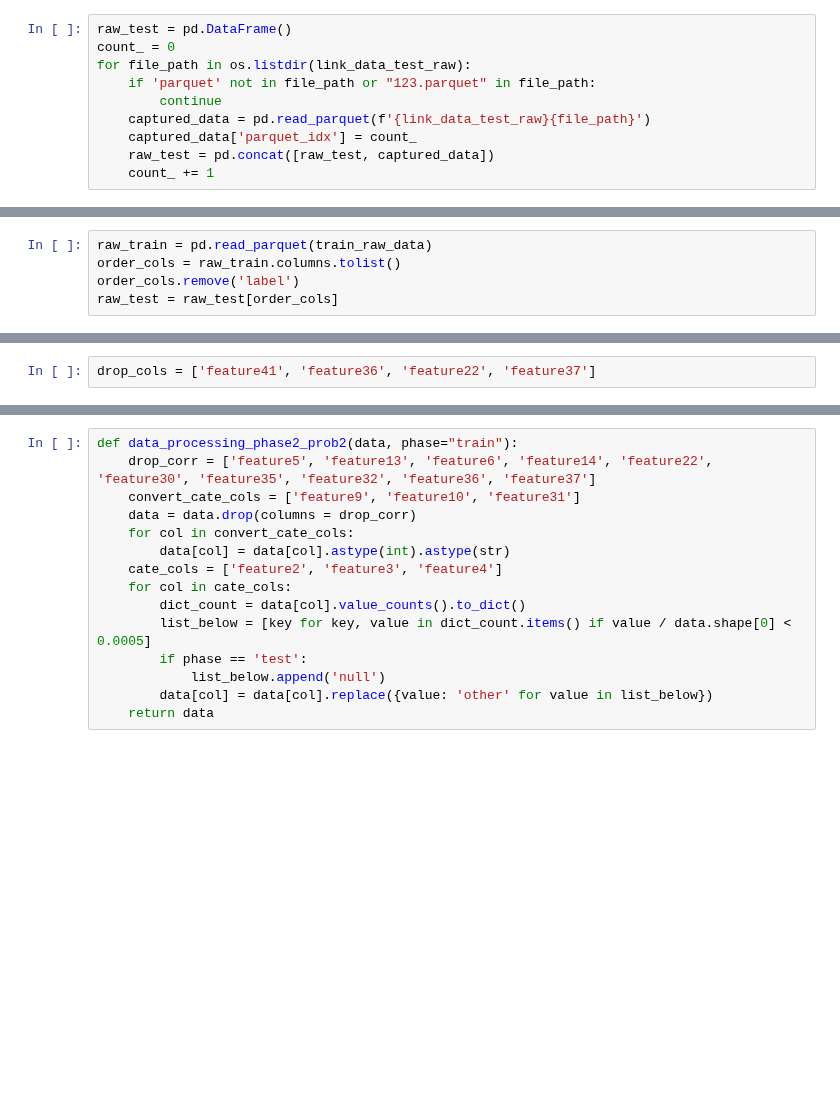
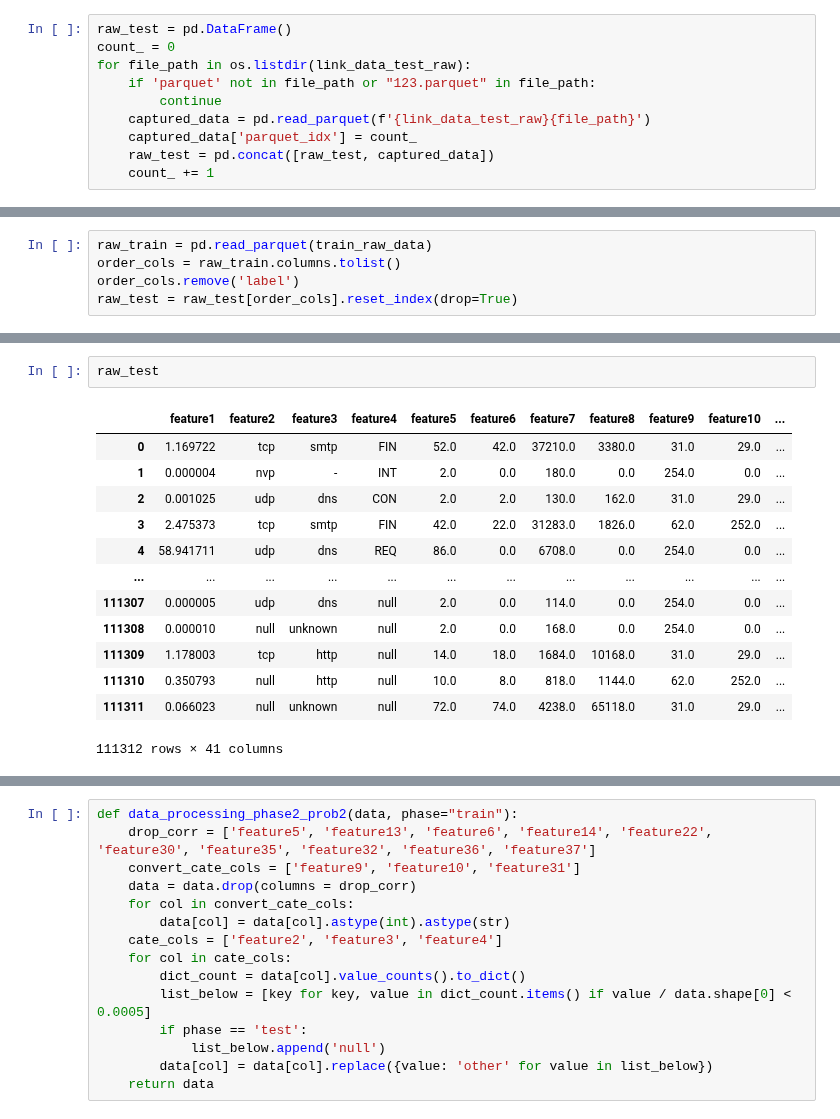
Before and after one commit to DASC-CompetitiveDS/MLOpsVN, a Jupyter notebook: src/notebooks/test_analysis.ipynb, the cells around one changed output, grey strips where cells are left out. Saved outputs shown, nothing was run; the diff lists cells and outputs as text; blank space fills up the shorter version.

```diff
--- a/src/notebooks/test_analysis.ipynb
+++ b/src/notebooks/test_analysis.ipynb
@@ -48,4 +48,4 @@ raw_test
 raw_train = pd.read_parquet(train_raw_data)
 order_cols = raw_train.columns.tolist()
 order_cols.remove('label')
-raw_test = raw_test[order_cols]
+raw_test = raw_test[order_cols].reset_index(drop=True)
@@ -79,2 +68,16 @@ str(raw_train[each].dtype)
-# %%
-drop_cols = ['feature41', 'feature36', 'feature22', 'feature37']
+# %%
+raw_test
+# %% [output]
+|  | feature1 | feature2 | feature3 | feature4 | feature5 | feature6 | feature7 | feature8 | feature9 | feature10 | ... |
+| 0 | 1.169722 | tcp | smtp | FIN | 52.0 | 42.0 | 37210.0 | 3380.0 | 31.0 | 29.0 | ... |
+| 1 | 0.000004 | nvp | - | INT | 2.0 | 0.0 | 180.0 | 0.0 | 254.0 | 0.0 | ... |
+| 2 | 0.001025 | udp | dns | CON | 2.0 | 2.0 | 130.0 | 162.0 | 31.0 | 29.0 | ... |
+| 3 | 2.475373 | tcp | smtp | FIN | 42.0 | 22.0 | 31283.0 | 1826.0 | 62.0 | 252.0 | ... |
+| 4 | 58.941711 | udp | dns | REQ | 86.0 | 0.0 | 6708.0 | 0.0 | 254.0 | 0.0 | ... |
+| ... | ... | ... | ... | ... | ... | ... | ... | ... | ... | ... | ... |
+| 111307 | 0.000005 | udp | dns | null | 2.0 | 0.0 | 114.0 | 0.0 | 254.0 | 0.0 | ... |
+| 111308 | 0.000010 | null | unknown | null | 2.0 | 0.0 | 168.0 | 0.0 | 254.0 | 0.0 | ... |
+| 111309 | 1.178003 | tcp | http | null | 14.0 | 18.0 | 1684.0 | 10168.0 | 31.0 | 29.0 | ... |
+| 111310 | 0.350793 | null | http | null | 10.0 | 8.0 | 818.0 | 1144.0 | 62.0 | 252.0 | ... |
+| 111311 | 0.066023 | null | unknown | null | 72.0 | 74.0 | 4238.0 | 65118.0 | 31.0 | 29.0 | ... |
+111312 rows × 41 columns
```
Also changed, not shown: parts of 13 cells of this notebook, 8 other files.
